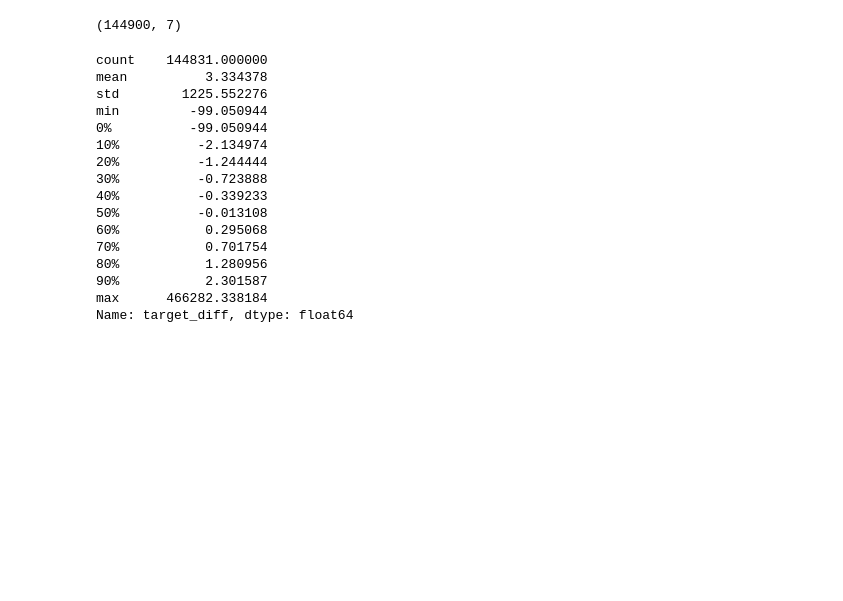
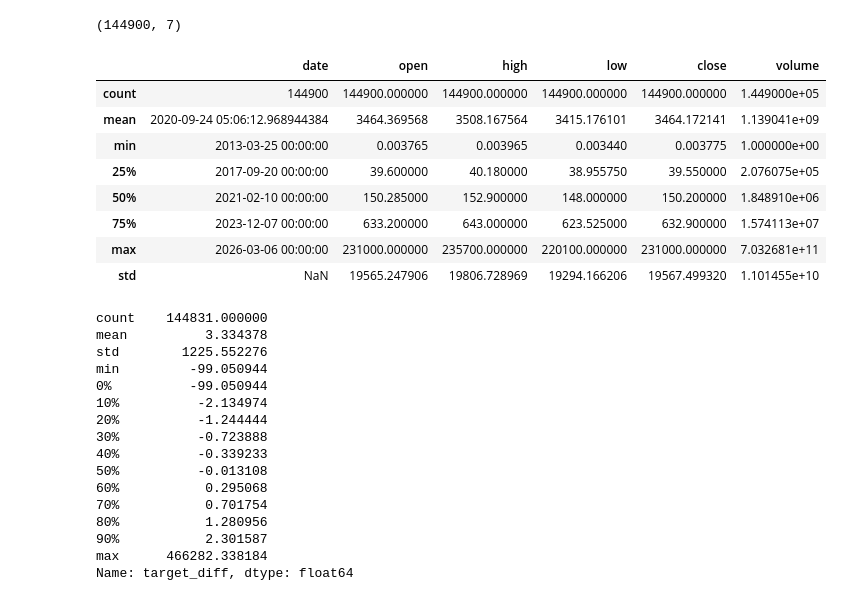
Before and after one commit to svetlana-terzeman/MOEX, a Jupyter notebook: Modeling/2. featires_engineering.ipynb, the cells around one changed output. Saved outputs shown, nothing was run; the diff lists cells and outputs as text; code cells hidden in the pictures; blank space fills up the shorter version.

```diff
--- a/Modeling/2. featires_engineering.ipynb
+++ b/Modeling/2. featires_engineering.ipynb
@@ -14,6 +14,18 @@ df.shape
 df["date"] = pd.to_datetime(df["date"])
 # %%
 df = df.sort_values(["ticker","date"]).reset_index(drop=True)
+# %%
+df.describe()
+# %% [output]
+|  | date | open | high | low | close | volume |
+| count | 144900 | 144900.000000 | 144900.000000 | 144900.000000 | 144900.000000 | 1.449000e+05 |
+| mean | 2020-09-24 05:06:12.968944384 | 3464.369568 | 3508.167564 | 3415.176101 | 3464.172141 | 1.139041e+09 |
+| min | 2013-03-25 00:00:00 | 0.003765 | 0.003965 | 0.003440 | 0.003775 | 1.000000e+00 |
+| 25% | 2017-09-20 00:00:00 | 39.600000 | 40.180000 | 38.955750 | 39.550000 | 2.076075e+05 |
+| 50% | 2021-02-10 00:00:00 | 150.285000 | 152.900000 | 148.000000 | 150.200000 | 1.848910e+06 |
+| 75% | 2023-12-07 00:00:00 | 633.200000 | 643.000000 | 623.525000 | 632.900000 | 1.574113e+07 |
+| max | 2026-03-06 00:00:00 | 231000.000000 | 235700.000000 | 220100.000000 | 231000.000000 | 7.032681e+11 |
+| std | NaN | 19565.247906 | 19806.728969 | 19294.166206 | 19567.499320 | 1.101455e+10 |
 # %%
 # Доходность — это процентное изменение цены акции за выбранный период времени.
 # Она показывает, насколько выросла или упала цена по сравнению с прошлым значением.
```
Also changed, not shown: parts of 2 cells of this notebook, 1 other file.
